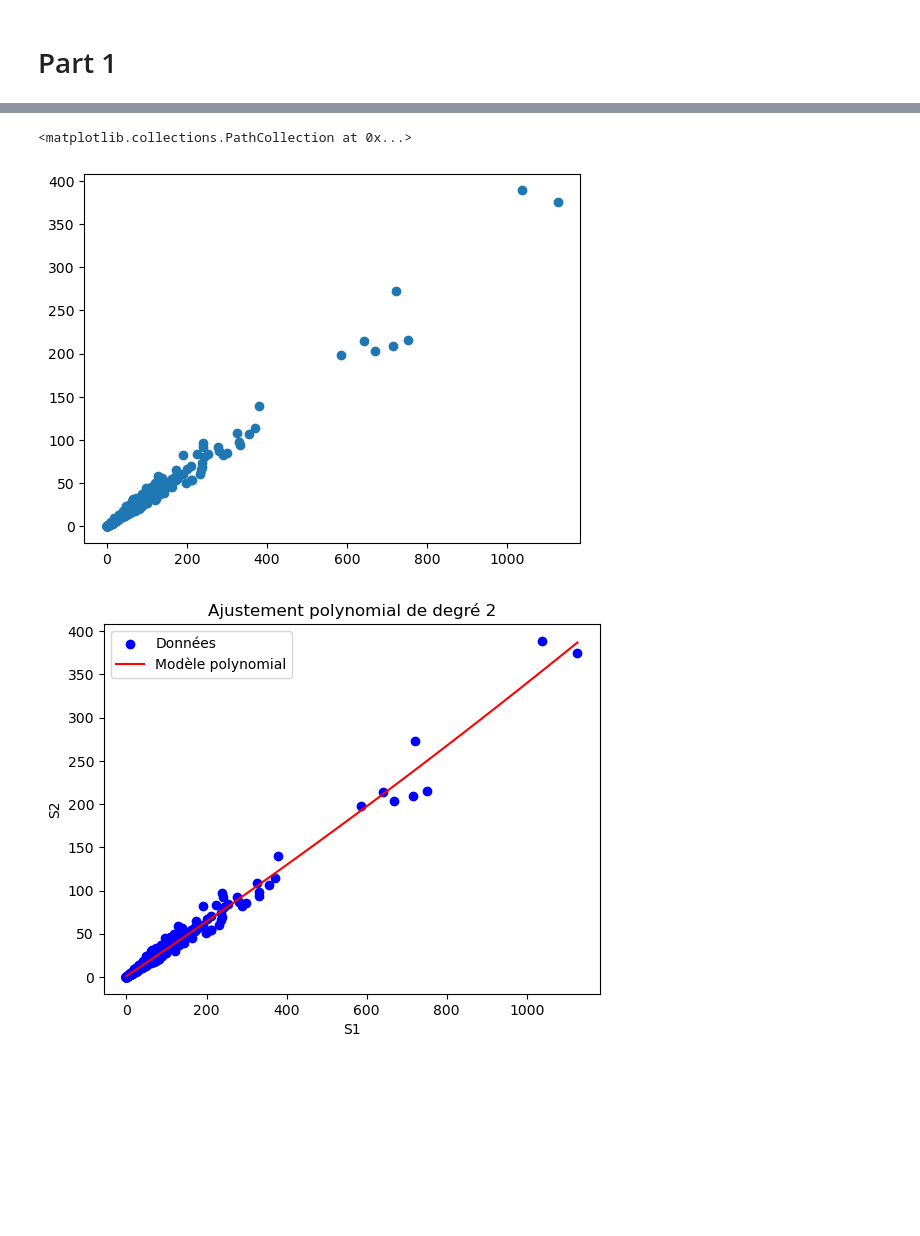
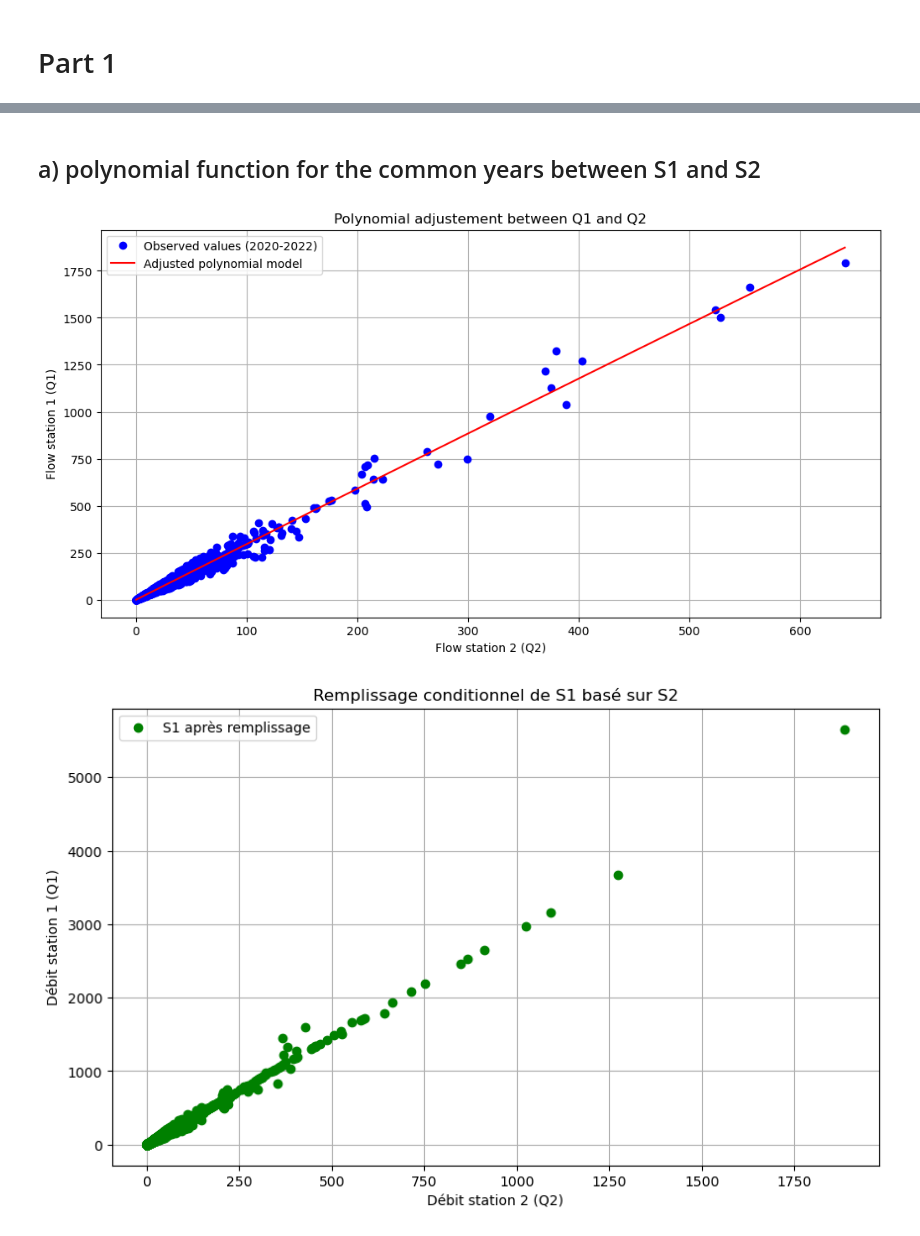
Before and after one commit to Margaux-Ccd/WREM_dam, a Jupyter notebook: data_analysis.ipynb, the cells around one changed output, grey strips where cells are left out. Drawn from its saved outputs; the diff is of its cells as text; code cells hidden in the pictures; blank space fills up the shorter version.

```diff
--- a/data_analysis.ipynb
+++ b/data_analysis.ipynb
@@ -7,2 +10,4 @@ import pandas as pd
 # %%
-S1flow= pd.read_csv("data\Stations\S1flow.txt", header=None)  # Change le délimiteur si besoin
+S1= pd.read_csv("data\Stations\S1flow.txt", header=None, delim_whitespace=True)  # Change le délimiteur si besoin delim_whitespace=True
+S2= pd.read_csv("data\Stations\S2flow.txt", sep=('  '), header=None)  # Change le délimiteur si besoin
+S2=S2.transpose()
@@ -39,0 +32,10 @@ plt.plot(S2flow)
+# %%
+# Création des index temporels pour chaque série
+start_date_S1 = pd.to_datetime('2016-12-28')  # Date de début
+start_date_S2 = pd.to_datetime('2003-01-01')
+
+S1.index = pd.date_range(start=start_date_S1, periods=len(S1), freq='D')
+S2.index = pd.date_range(start=start_date_S2, periods=len(S2), freq='D')
+
+S1.columns = ['Q1']
+S2.columns = ['Q2']
@@ -40,5 +51,30 @@ plt.plot(S2flow)
+# %% [markdown]
+## a) polynomial function for the common years between S1 and S2
 # %%
-plt.scatter(S1flow_tronc[0], S2flow_tronc[0])
+# Extraire les trois dernières années (2019–2022) des séries S1 et S2
+start_date = pd.to_datetime('2020-01-01')
+end_date = pd.to_datetime('2022-12-31')
+S1_recent = S1[(S1.index >= start_date) & (S1.index <= end_date)]
+S2_recent = S2[(S2.index >= start_date) & (S2.index <= end_date)]
+
+# Ajustement polynômial de S1 en fonction de S2 (degré 2)
+degree = 2
+coefficients = np.polyfit(S2_recent['Q2'], S1_recent['Q1'], deg=degree)
+polynomial_model = np.poly1d(coefficients)
+
+# Valeurs modélisées (en fonction du modèle polynomiale ajusté)
+S2_values = np.linspace(S2_recent['Q2'].min(), S2_recent['Q2'].max(), 100)
+S1_values = polynomial_model(S2_values)
+
+# Visualisation de la fonction polynomiale ajustée
+plt.figure(figsize=(12, 6))
+plt.plot(S2_recent['Q2'], S1_recent['Q1'], label='Observed values (2020-2022)', color='blue', marker='o', linestyle='None')
+plt.plot(S2_values, S1_values, label='Adjusted polynomial model', color='red', linestyle='-')
+plt.xlabel('Flow station 2 (Q2)')
+plt.ylabel('Flow station 1 (Q1)')
+plt.title('Polynomial adjustement between Q1 and Q2')
+plt.legend()
+plt.grid(True)
+plt.show()
 # %% [output]
-<matplotlib.collections.PathCollection at 0x...>
-[figure, old version]
+[figure, new version]
@@ -50,14 +81,27 @@ S2_values = poly_model(S1_values)
 # %%
-plt.scatter(S1flow_tronc, S2flow_tronc, label="Données", color="blue")
-plt.plot(S1_values, S2_values, label="Modèle polynomial", color="red")
+## Replacing missing data
+# Fusion des deux séries pour assurer l'alignement temporel
+S1S2 = pd.concat([S1['Q1'], S2['Q2']], axis=1)
 
-# Ajouter des labels et une légende
-plt.xlabel("S1")
-plt.ylabel("S2")
-plt.title("Ajustement polynomial de degré 2")
+S1_full = pd.DataFrame(index=S2.index)
+
+S1_estimated = polynomial_model(S1S2['Q2'])
+
+# Remplissage conditionnel : si S1 est NaN ou 0, on utilise la valeur estimée ; sinon on garde la valeur existante
+S1_full['Q1'] = np.where((S1S2['Q1'].isna()) | (S1S2['Q1'] == 0),    S1_estimated,    S1S2['Q1'])
+
+# Modifier le ds fusionné
+S1S2['Q1']=S1_full['Q1']
+
+#graphe
+plt.figure(figsize=(10, 6))
+#plt.plot(S2_recent['Q2'], S1_recent['Q1'], 'o', label='Observations S1 originales', alpha=0.5)
+plt.plot(S2['Q2'], S1_full['Q1'], 'o',label='S1 après remplissage', color='green')
+plt.xlabel('Débit station 2 (Q2)')
+plt.ylabel('Débit station 1 (Q1)')
+plt.title('Remplissage conditionnel de S1 basé sur S2')
 plt.legend()
-
-# Afficher le graphique
+plt.grid(True)
 plt.show()
 # %% [output]
-[figure, old version]
+[figure, new version]
```
Also changed, not shown: parts of 26 cells of this notebook.
